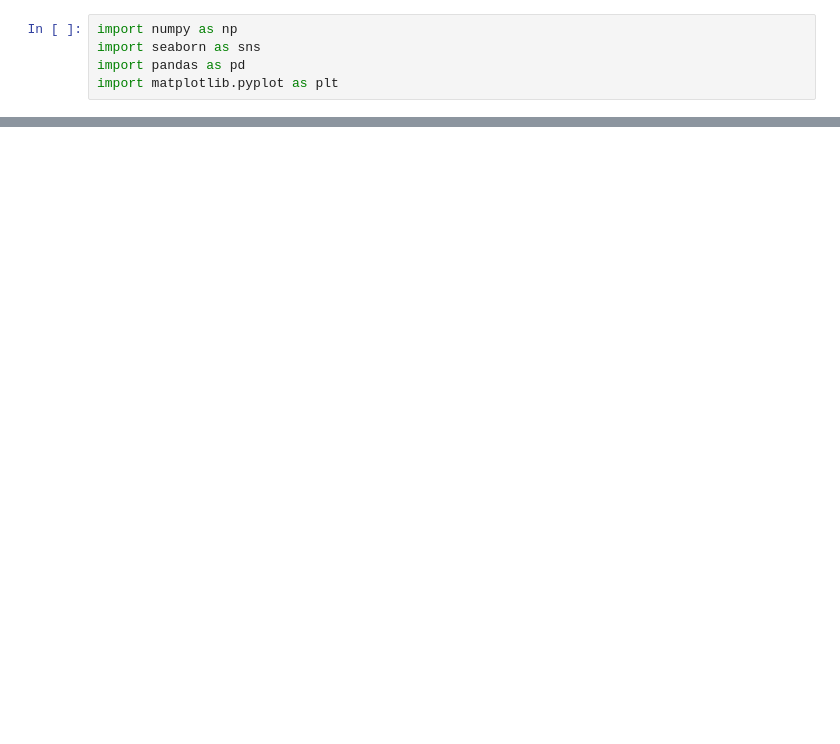
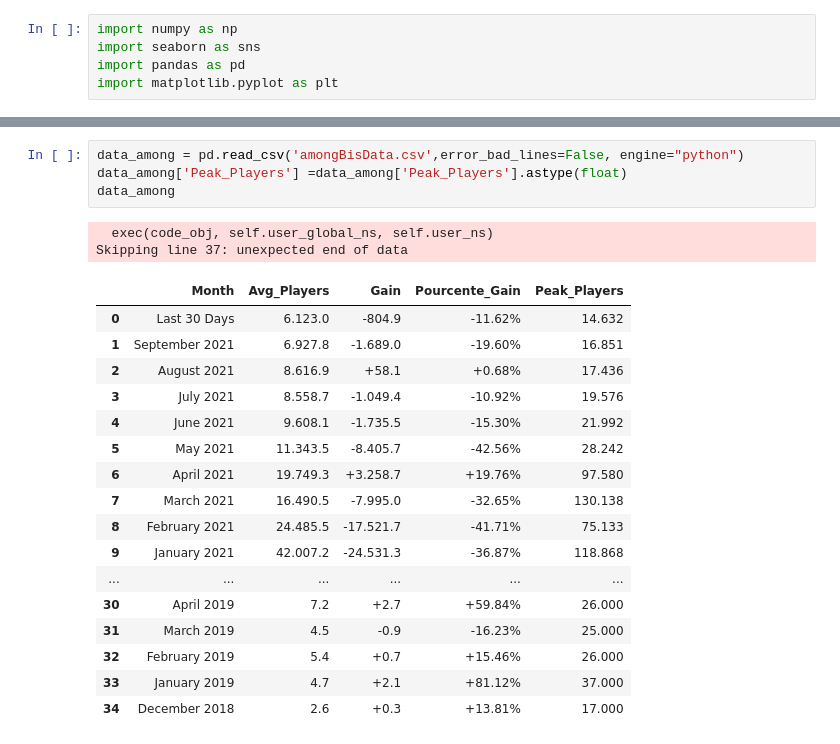
Before and after one commit to TenKaiMass/DataAnalys, a Jupyter notebook: projet.ipynb, the cells around one changed output, grey strips where cells are left out. Saved outputs shown, nothing was run; the diff lists cells and outputs as text; blank space fills up the shorter version.

```diff
--- a/projet.ipynb
+++ b/projet.ipynb
@@ -26,0 +107,24 @@ data.head(30)
+# %%
+data_among = pd.read_csv('amongBisData.csv',error_bad_lines=False, engine="python")
+data_among['Peak_Players'] =data_among['Peak_Players'].astype(float)
+data_among
+# %% [output]
+  exec(code_obj, self.user_global_ns, self.user_ns)
+Skipping line 37: unexpected end of data
+|  | Month | Avg_Players | Gain | Pourcente_Gain | Peak_Players |
+| 0 | Last 30 Days | 6.123.0 | -804.9 | -11.62% | 14.632 |
+| 1 | September 2021 | 6.927.8 | -1.689.0 | -19.60% | 16.851 |
+| 2 | August 2021 | 8.616.9 | +58.1 | +0.68% | 17.436 |
+| 3 | July 2021 | 8.558.7 | -1.049.4 | -10.92% | 19.576 |
+| 4 | June 2021 | 9.608.1 | -1.735.5 | -15.30% | 21.992 |
+| 5 | May 2021 | 11.343.5 | -8.405.7 | -42.56% | 28.242 |
+| 6 | April 2021 | 19.749.3 | +3.258.7 | +19.76% | 97.580 |
+| 7 | March 2021 | 16.490.5 | -7.995.0 | -32.65% | 130.138 |
+| 8 | February 2021 | 24.485.5 | -17.521.7 | -41.71% | 75.133 |
+| 9 | January 2021 | 42.007.2 | -24.531.3 | -36.87% | 118.868 |
+| ... | ... | ... | ... | ... | ... |
+| 30 | April 2019 | 7.2 | +2.7 | +59.84% | 26.000 |
+| 31 | March 2019 | 4.5 | -0.9 | -16.23% | 25.000 |
+| 32 | February 2019 | 5.4 | +0.7 | +15.46% | 26.000 |
+| 33 | January 2019 | 4.7 | +2.1 | +81.12% | 37.000 |
+| 34 | December 2018 | 2.6 | +0.3 | +13.81% | 17.000 |
```
Also changed, not shown: parts of 10 cells of this notebook, 2 other files.
